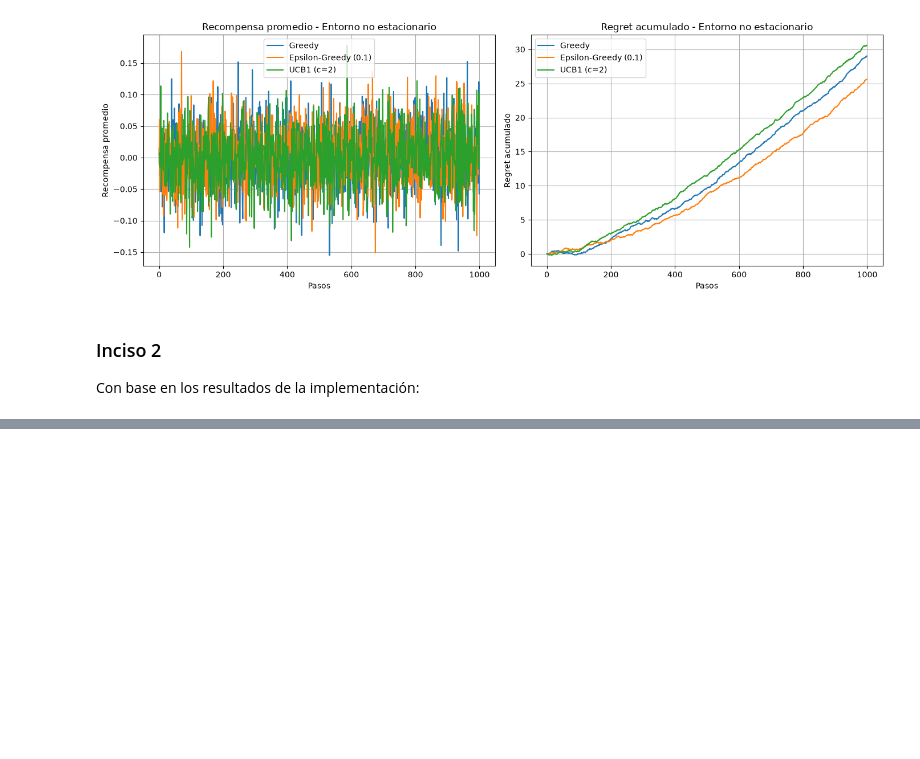
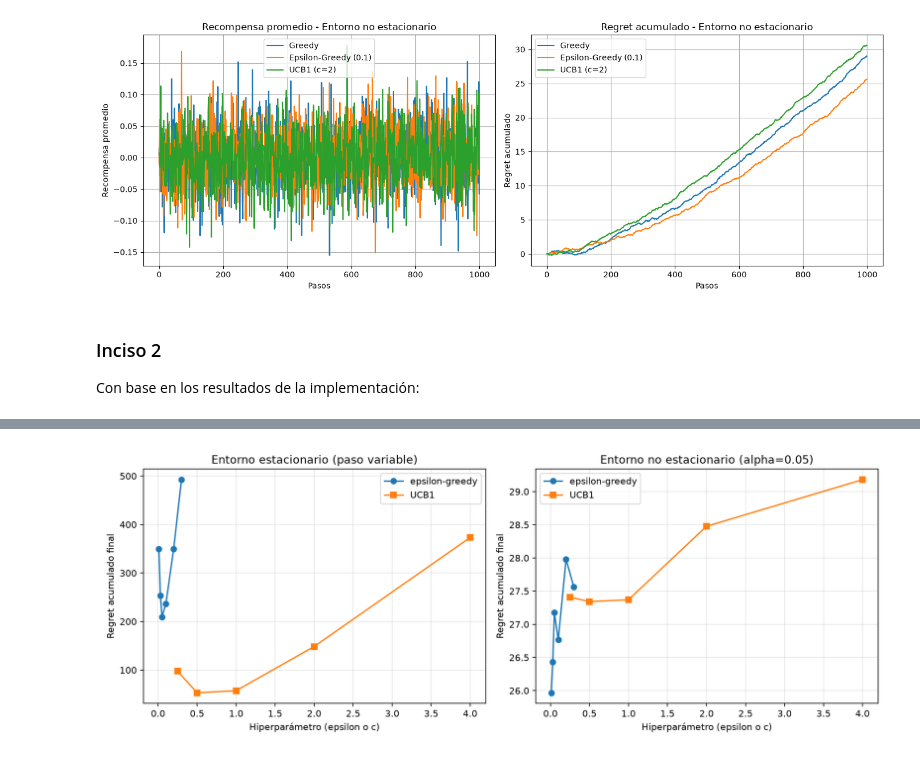
Before and after one commit to donmatthiuz/RL, a Jupyter notebook: Reporte.ipynb, the cells around one changed output, grey strips where cells are left out. Drawn from its saved outputs; the diff is of its cells as text; code cells hidden in the pictures; blank space fills up the shorter version.

```diff
--- a/Reporte.ipynb
+++ b/Reporte.ipynb
@@ -299,3 +307,11 @@ Analicen qué ocurre en el entorno no estacionario. ¿Qué estrategia se adapta
+# %%
+from IPython.display import Image, display
+from task2_inciso1.analisis_inciso2 import main as ejecutar_sensibilidad
+
+resultados_sensibilidad = ejecutar_sensibilidad(mostrar_json=False)
+display(Image(filename="sensibilidad_hiperparametros.png"))
+# %% [output]
+[figure, added]
 # %% [markdown]
 #### Inciso c
 
```
Also changed, not shown: parts of 4 cells of this notebook, 1 other file.
